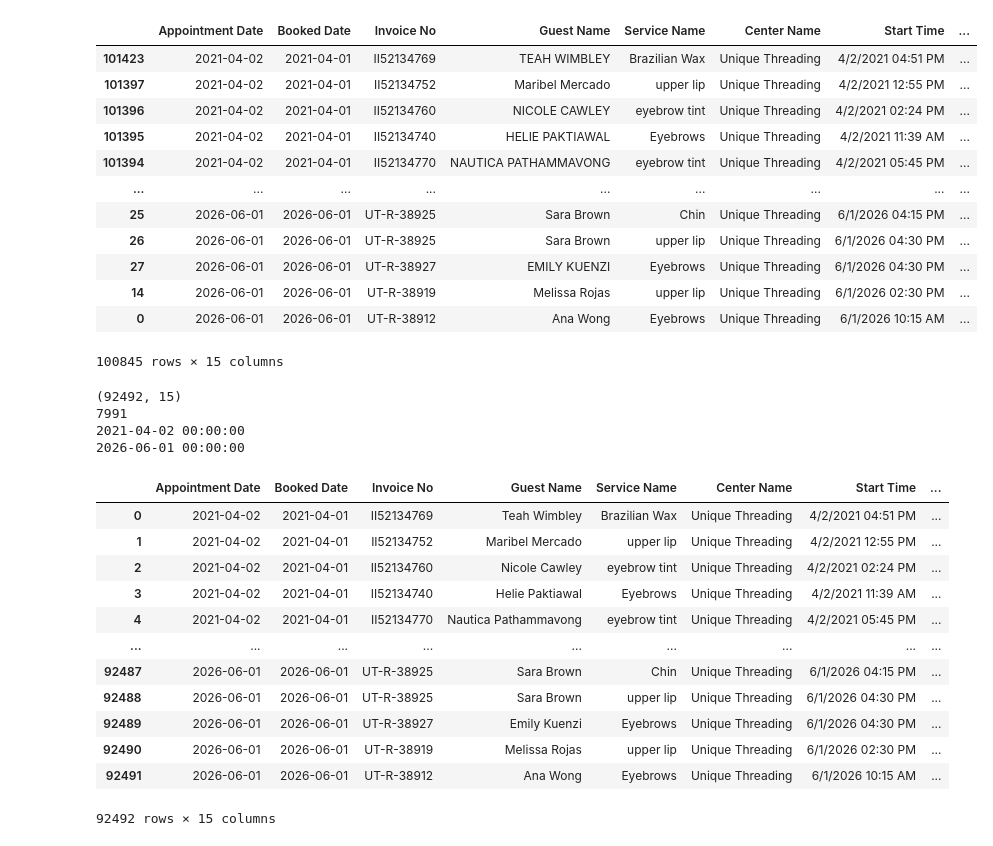
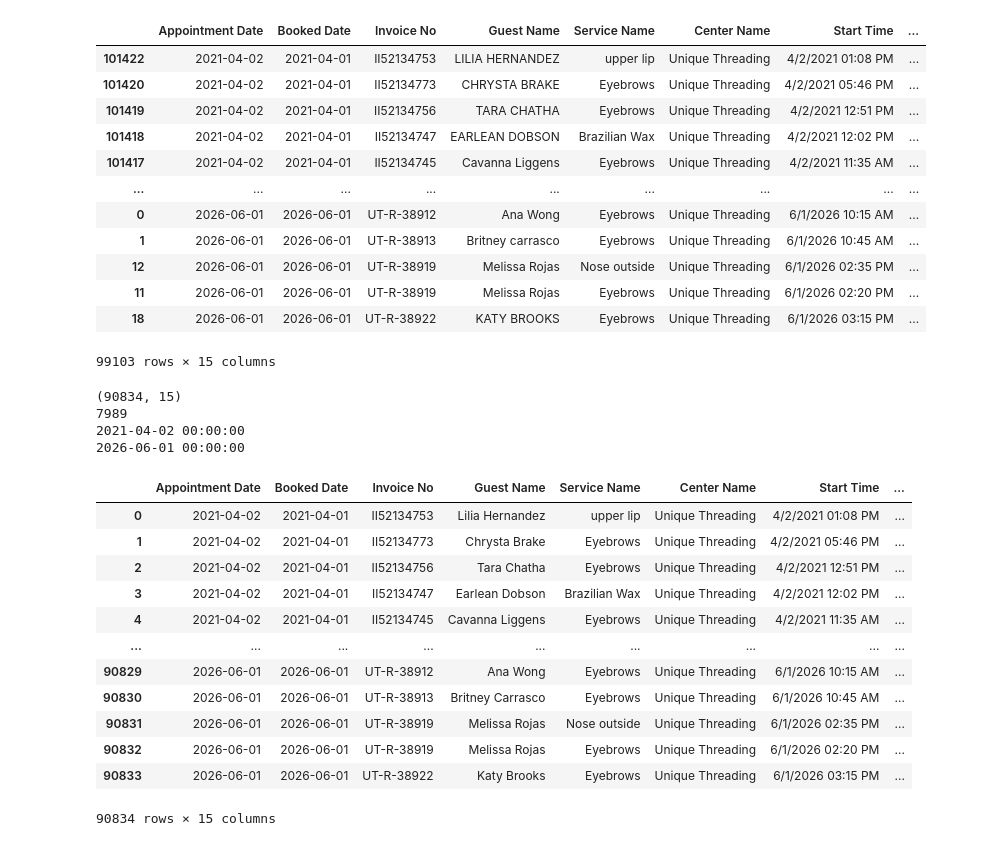
Before and after one commit to sakshambista11/salon-dashboard, a Jupyter notebook: Churn Analysis.ipynb, the cells around one changed output. Saved outputs shown, nothing was run; the diff lists cells and outputs as text; code cells hidden in the pictures.

```diff
--- a/Churn Analysis.ipynb
+++ b/Churn Analysis.ipynb
@@ -1,39 +1,47 @@
 # %%
 import pandas as pd
 
 df1 = pd.read_csv('Appointments.csv')
 df2 = pd.read_csv('Appointments(1).csv')
 df3 = pd.read_csv('Appointments(2).csv')
 df4 = pd.read_csv('Appointments(3).csv')
 df5 = pd.read_csv('Appointments(4).csv')
 df6 = pd.read_csv('Appointments(5).csv')
 df7 = pd.read_csv('Appointments(6).csv')
 
 df = pd.concat([df1,df2,df3,df4,df5,df6,df7], ignore_index=True)
+# Step 1: collapse truly identical rows (same as before)
 df = df.drop_duplicates(subset=['Appointment Date', 'Booked Date', 'Invoice No', 'Guest Name',
        'Service Name', 'Center Name', 'Start Time', 'End Time',
        'Scheduled Service Duration', 'Scheduled Service and Recovery Duration',
        'Recovery Time', 'Stylist', 'Status'])
+
+# Step 2: resolve status conflicts — Deleted beats Closed beats Checkin
+status_priority = {'Checkin': 0, 'Closed': 1, 'Deleted': 2}
+df['_sp'] = df['Status'].map(status_priority).fillna(0)
+df = (df.sort_values('_sp')
+        .drop_duplicates(subset=['Invoice No', 'Service Name'], keep='last')
+        .drop(columns='_sp'))
 
 df["Appointment Date"] = pd.to_datetime(df["Appointment Date"])
 df["Booked Date"] = pd.to_datetime(df["Booked Date"])
 df = df.sort_values("Appointment Date")
 
 df
 # %% [output]
 |  | Appointment Date | Booked Date | Invoice No | Guest Name | Service Name | Center Name | Start Time | ... |
-| 101423 | 2021-04-02 | 2021-04-01 | II52134769 | TEAH WIMBLEY | Brazilian Wax | Unique Threading | 4/2/2021 04:51 PM | ... |
-| 101397 | 2021-04-02 | 2021-04-01 | II52134752 | Maribel Mercado | upper lip | Unique Threading | 4/2/2021 12:55 PM | ... |
-| 101396 | 2021-04-02 | 2021-04-01 | II52134760 | NICOLE CAWLEY | eyebrow tint | Unique Threading | 4/2/2021 02:24 PM | ... |
-| 101395 | 2021-04-02 | 2021-04-01 | II52134740 | HELIE PAKTIAWAL | Eyebrows | Unique Threading | 4/2/2021 11:39 AM | ... |
-| 101394 | 2021-04-02 | 2021-04-01 | II52134770 | NAUTICA PATHAMMAVONG | eyebrow tint | Unique Threading | 4/2/2021 05:45 PM | ... |
+| 101422 | 2021-04-02 | 2021-04-01 | II52134753 | LILIA HERNANDEZ | upper lip | Unique Threading | 4/2/2021 01:08 PM | ... |
+| 101420 | 2021-04-02 | 2021-04-01 | II52134773 | CHRYSTA BRAKE | Eyebrows | Unique Threading | 4/2/2021 05:46 PM | ... |
+| 101419 | 2021-04-02 | 2021-04-01 | II52134756 | TARA CHATHA | Eyebrows | Unique Threading | 4/2/2021 12:51 PM | ... |
+| 101418 | 2021-04-02 | 2021-04-01 | II52134747 | EARLEAN DOBSON | Brazilian Wax | Unique Threading | 4/2/2021 12:02 PM | ... |
+| 101417 | 2021-04-02 | 2021-04-01 | II52134745 | Cavanna Liggens | Eyebrows | Unique Threading | 4/2/2021 11:35 AM | ... |
 | ... | ... | ... | ... | ... | ... | ... | ... | ... |
-| 25 | 2026-06-01 | 2026-06-01 | UT-R-38925 | Sara Brown | Chin | Unique Threading | 6/1/2026 04:15 PM | ... |
-| 26 | 2026-06-01 | 2026-06-01 | UT-R-38925 | Sara Brown | upper lip | Unique Threading | 6/1/2026 04:30 PM | ... |
-| 27 | 2026-06-01 | 2026-06-01 | UT-R-38927 | EMILY KUENZI | Eyebrows | Unique Threading | 6/1/2026 04:30 PM | ... |
-| 14 | 2026-06-01 | 2026-06-01 | UT-R-38919 | Melissa Rojas | upper lip | Unique Threading | 6/1/2026 02:30 PM | ... |
 | 0 | 2026-06-01 | 2026-06-01 | UT-R-38912 | Ana Wong | Eyebrows | Unique Threading | 6/1/2026 10:15 AM | ... |
+| 1 | 2026-06-01 | 2026-06-01 | UT-R-38913 | Britney carrasco | Eyebrows | Unique Threading | 6/1/2026 10:45 AM | ... |
+| 12 | 2026-06-01 | 2026-06-01 | UT-R-38919 | Melissa Rojas | Nose outside | Unique Threading | 6/1/2026 02:35 PM | ... |
+| 11 | 2026-06-01 | 2026-06-01 | UT-R-38919 | Melissa Rojas | Eyebrows | Unique Threading | 6/1/2026 02:20 PM | ... |
+| 18 | 2026-06-01 | 2026-06-01 | UT-R-38922 | KATY BROOKS | Eyebrows | Unique Threading | 6/1/2026 03:15 PM | ... |
-100845 rows × 15 columns
+99103 rows × 15 columns
 # %%
 df['Guest Name'] = df["Guest Name"].str.strip().str.title()
 df = df[df["Status"] == "Closed"]
@@ -43,8 +51,8 @@ print(df["Guest Name"].nunique())
 print(df["Appointment Date"].min())
 print(df["Appointment Date"].max())
 # %% [output]
-(92492, 15)
-7991
+(90834, 15)
+7989
 2021-04-02 00:00:00
 2026-06-01 00:00:00
 # %%
@@ -53,18 +61,18 @@ df = pd.read_csv("appointments_clean.csv")
 df
 # %% [output]
 |  | Appointment Date | Booked Date | Invoice No | Guest Name | Service Name | Center Name | Start Time | ... |
-| 0 | 2021-04-02 | 2021-04-01 | II52134769 | Teah Wimbley | Brazilian Wax | Unique Threading | 4/2/2021 04:51 PM | ... |
-| 1 | 2021-04-02 | 2021-04-01 | II52134752 | Maribel Mercado | upper lip | Unique Threading | 4/2/2021 12:55 PM | ... |
-| 2 | 2021-04-02 | 2021-04-01 | II52134760 | Nicole Cawley | eyebrow tint | Unique Threading | 4/2/2021 02:24 PM | ... |
-| 3 | 2021-04-02 | 2021-04-01 | II52134740 | Helie Paktiawal | Eyebrows | Unique Threading | 4/2/2021 11:39 AM | ... |
-| 4 | 2021-04-02 | 2021-04-01 | II52134770 | Nautica Pathammavong | eyebrow tint | Unique Threading | 4/2/2021 05:45 PM | ... |
+| 0 | 2021-04-02 | 2021-04-01 | II52134753 | Lilia Hernandez | upper lip | Unique Threading | 4/2/2021 01:08 PM | ... |
+| 1 | 2021-04-02 | 2021-04-01 | II52134773 | Chrysta Brake | Eyebrows | Unique Threading | 4/2/2021 05:46 PM | ... |
+| 2 | 2021-04-02 | 2021-04-01 | II52134756 | Tara Chatha | Eyebrows | Unique Threading | 4/2/2021 12:51 PM | ... |
+| 3 | 2021-04-02 | 2021-04-01 | II52134747 | Earlean Dobson | Brazilian Wax | Unique Threading | 4/2/2021 12:02 PM | ... |
+| 4 | 2021-04-02 | 2021-04-01 | II52134745 | Cavanna Liggens | Eyebrows | Unique Threading | 4/2/2021 11:35 AM | ... |
 | ... | ... | ... | ... | ... | ... | ... | ... | ... |
-| 92487 | 2026-06-01 | 2026-06-01 | UT-R-38925 | Sara Brown | Chin | Unique Threading | 6/1/2026 04:15 PM | ... |
-| 92488 | 2026-06-01 | 2026-06-01 | UT-R-38925 | Sara Brown | upper lip | Unique Threading | 6/1/2026 04:30 PM | ... |
-| 92489 | 2026-06-01 | 2026-06-01 | UT-R-38927 | Emily Kuenzi | Eyebrows | Unique Threading | 6/1/2026 04:30 PM | ... |
-| 92490 | 2026-06-01 | 2026-06-01 | UT-R-38919 | Melissa Rojas | upper lip | Unique Threading | 6/1/2026 02:30 PM | ... |
-| 92491 | 2026-06-01 | 2026-06-01 | UT-R-38912 | Ana Wong | Eyebrows | Unique Threading | 6/1/2026 10:15 AM | ... |
+| 90829 | 2026-06-01 | 2026-06-01 | UT-R-38912 | Ana Wong | Eyebrows | Unique Threading | 6/1/2026 10:15 AM | ... |
+| 90830 | 2026-06-01 | 2026-06-01 | UT-R-38913 | Britney Carrasco | Eyebrows | Unique Threading | 6/1/2026 10:45 AM | ... |
+| 90831 | 2026-06-01 | 2026-06-01 | UT-R-38919 | Melissa Rojas | Nose outside | Unique Threading | 6/1/2026 02:35 PM | ... |
+| 90832 | 2026-06-01 | 2026-06-01 | UT-R-38919 | Melissa Rojas | Eyebrows | Unique Threading | 6/1/2026 02:20 PM | ... |
+| 90833 | 2026-06-01 | 2026-06-01 | UT-R-38922 | Katy Brooks | Eyebrows | Unique Threading | 6/1/2026 03:15 PM | ... |
-92492 rows × 15 columns
+90834 rows × 15 columns
 # %%
 visits = df.drop_duplicates(subset=["Guest Name", "Appointment Date"])
 visits["Appointment Date"] = pd.to_datetime(visits["Appointment Date"])
```
Also changed, not shown: parts of 4 cells of this notebook, 1 other file.
